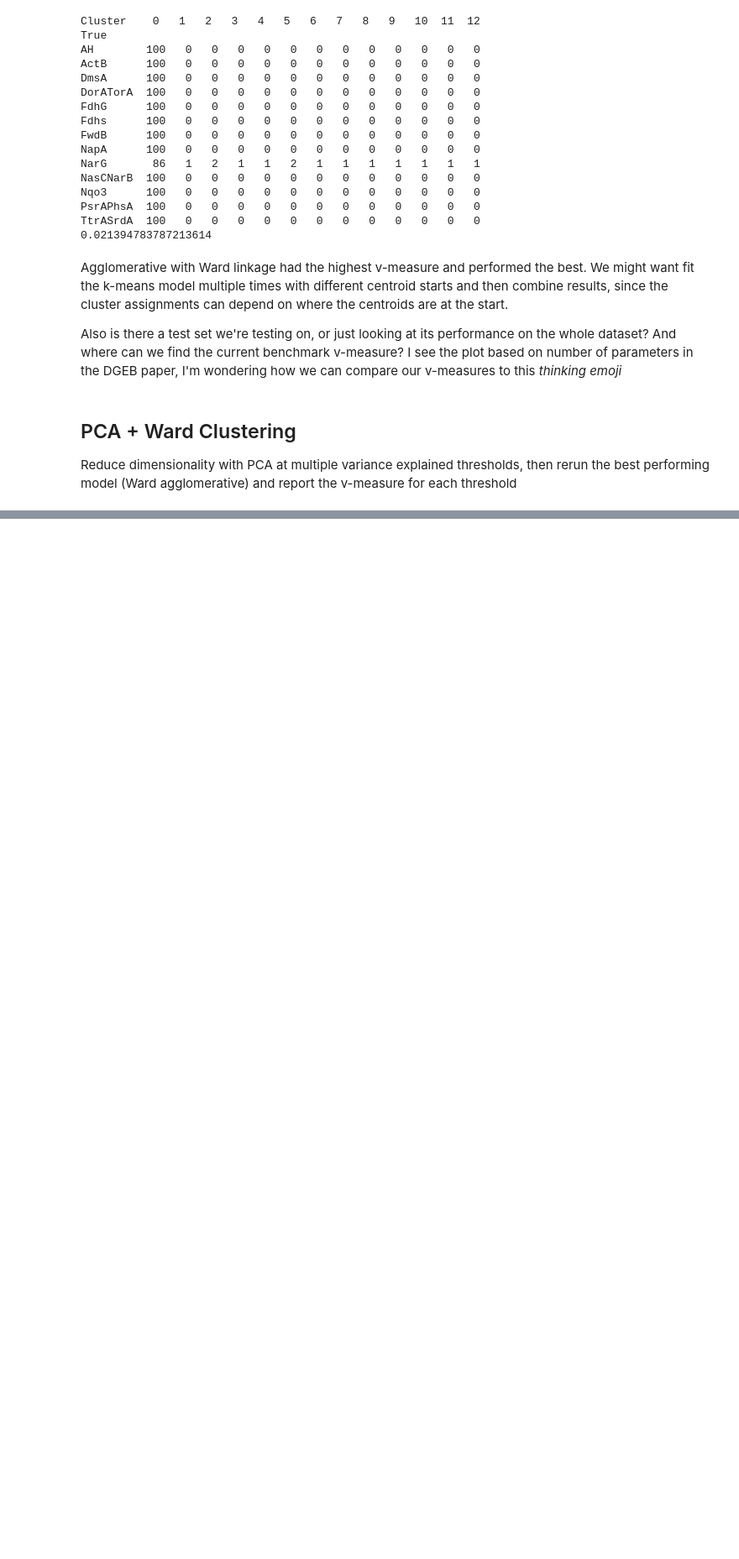
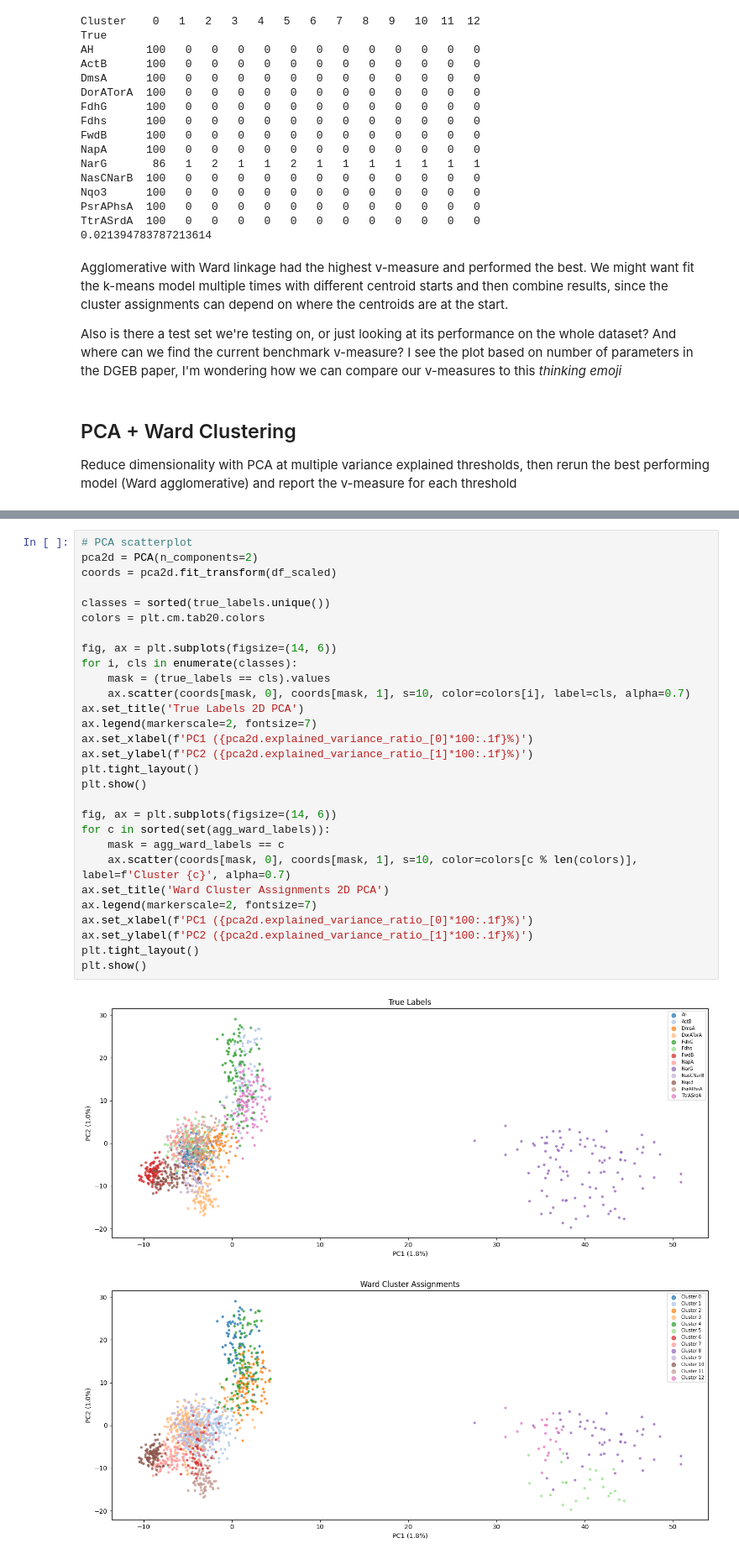
Before and after one commit to manyap062/mopb-clustering, a Jupyter notebook: clustering.ipynb, the cells around one changed output, grey strips where cells are left out. Shown at 84% size. Cells and saved outputs as stored; diff of their text form; blank space fills up the shorter version.

```diff
--- a/clustering.ipynb
+++ b/clustering.ipynb
@@ -210,0 +252,32 @@ variance_explained  n_components  v_measure     time
+# %%
+# PCA scatterplot
+pca2d = PCA(n_components=2)
+coords = pca2d.fit_transform(df_scaled)
+
+classes = sorted(true_labels.unique())
+colors = plt.cm.tab20.colors
+
+fig, ax = plt.subplots(figsize=(14, 6))
+for i, cls in enumerate(classes):
+    mask = (true_labels == cls).values
+    ax.scatter(coords[mask, 0], coords[mask, 1], s=10, color=colors[i], label=cls, alpha=0.7)
+ax.set_title('True Labels 2D PCA')
+ax.legend(markerscale=2, fontsize=7)
+ax.set_xlabel(f'PC1 ({pca2d.explained_variance_ratio_[0]*100:.1f}%)')
+ax.set_ylabel(f'PC2 ({pca2d.explained_variance_ratio_[1]*100:.1f}%)')
+plt.tight_layout()
+plt.show()
+
+fig, ax = plt.subplots(figsize=(14, 6))
+for c in sorted(set(agg_ward_labels)):
+    mask = agg_ward_labels == c
+    ax.scatter(coords[mask, 0], coords[mask, 1], s=10, color=colors[c % len(colors)], label=f'Cluster {c}', alpha=0.7)
+ax.set_title('Ward Cluster Assignments 2D PCA')
+ax.legend(markerscale=2, fontsize=7)
+ax.set_xlabel(f'PC1 ({pca2d.explained_variance_ratio_[0]*100:.1f}%)')
+ax.set_ylabel(f'PC2 ({pca2d.explained_variance_ratio_[1]*100:.1f}%)')
+plt.tight_layout()
+plt.show()
+# %% [output]
+[figure, added]
+[figure, added]
```
Also changed, not shown: parts of 11 cells of this notebook, 1 other file.
